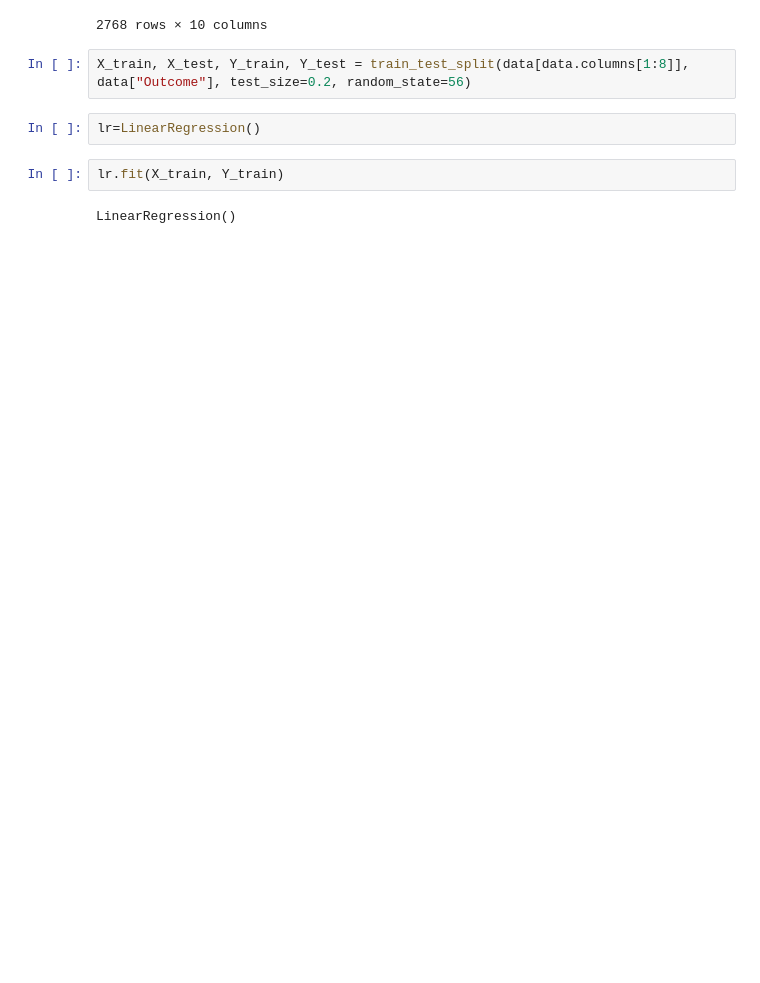
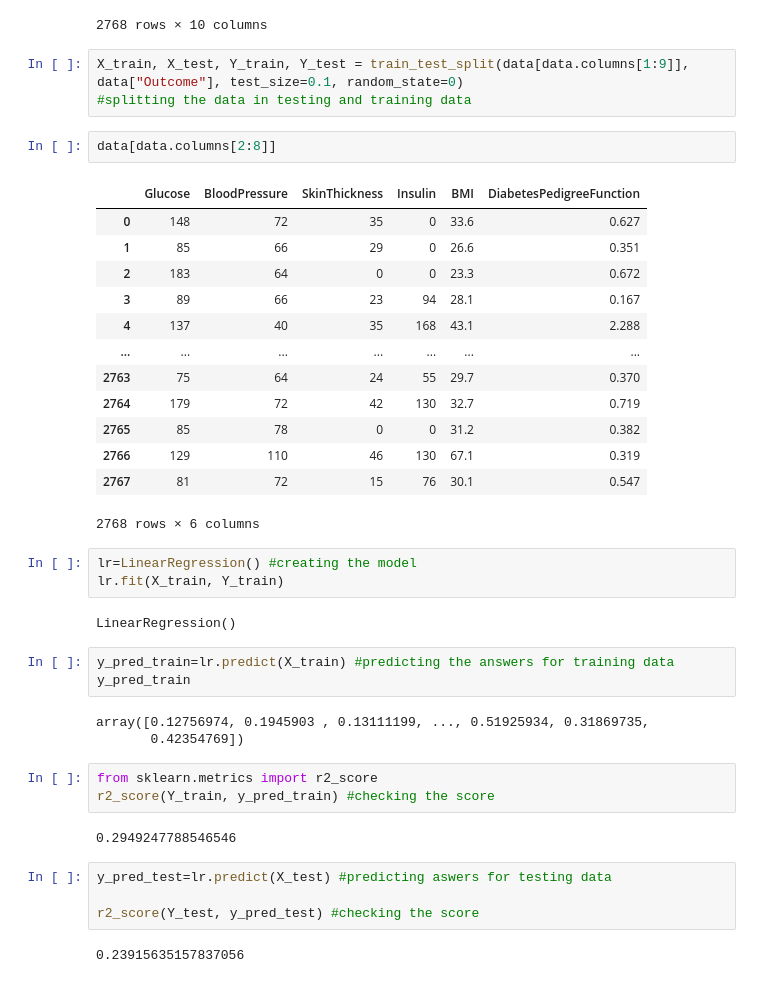
Before and after one commit to chrisistrati/Healthcare-Diabetes-Model, a Jupyter notebook: main.ipynb, the cells around one changed output. Cells and saved outputs as stored; diff of their text form; blank space fills up the shorter version.

Commit message:
Checks score, adds comments

```diff
--- a/main.ipynb
+++ b/main.ipynb
@@ -81,10 +80,43 @@ data.sort_values("Insulin")
 | 13 | 14 | 1 | 189 | 60 | 23 | 846 | 30.1 | 0.398 | ... |
 2768 rows × 10 columns
 # %%
-X_train, X_test, Y_train, Y_test = train_test_split(data[data.columns[1:8]], data["Outcome"], test_size=0.2, random_state=56)
+X_train, X_test, Y_train, Y_test = train_test_split(data[data.columns[1:9]], data["Outcome"], test_size=0.1, random_state=0)
+#splitting the data in testing and training data
-# %%
-lr=LinearRegression()
+# %%
+data[data.columns[2:8]]
+# %% [output]
+|  | Glucose | BloodPressure | SkinThickness | Insulin | BMI | DiabetesPedigreeFunction |
+| 0 | 148 | 72 | 35 | 0 | 33.6 | 0.627 |
+| 1 | 85 | 66 | 29 | 0 | 26.6 | 0.351 |
+| 2 | 183 | 64 | 0 | 0 | 23.3 | 0.672 |
+| 3 | 89 | 66 | 23 | 94 | 28.1 | 0.167 |
+| 4 | 137 | 40 | 35 | 168 | 43.1 | 2.288 |
+| ... | ... | ... | ... | ... | ... | ... |
+| 2763 | 75 | 64 | 24 | 55 | 29.7 | 0.370 |
+| 2764 | 179 | 72 | 42 | 130 | 32.7 | 0.719 |
+| 2765 | 85 | 78 | 0 | 0 | 31.2 | 0.382 |
+| 2766 | 129 | 110 | 46 | 130 | 67.1 | 0.319 |
+| 2767 | 81 | 72 | 15 | 76 | 30.1 | 0.547 |
+2768 rows × 6 columns
 # %%
+lr=LinearRegression() #creating the model
 lr.fit(X_train, Y_train)
 # %% [output]
 LinearRegression()
+# %%
+y_pred_train=lr.predict(X_train) #predicting the answers for training data
+y_pred_train
+# %% [output]
+array([0.12756974, 0.1945903 , 0.13111199, ..., 0.51925934, 0.31869735,
+       0.42354769])
+# %%
+from sklearn.metrics import r2_score
+r2_score(Y_train, y_pred_train) #checking the score
+# %% [output]
+0.2949247788546546
+# %%
+y_pred_test=lr.predict(X_test) #predicting aswers for testing data
+
+r2_score(Y_test, y_pred_test) #checking the score
+# %% [output]
+0.23915635157837056
```
Also changed, not shown: parts of 1 cell of this notebook.
